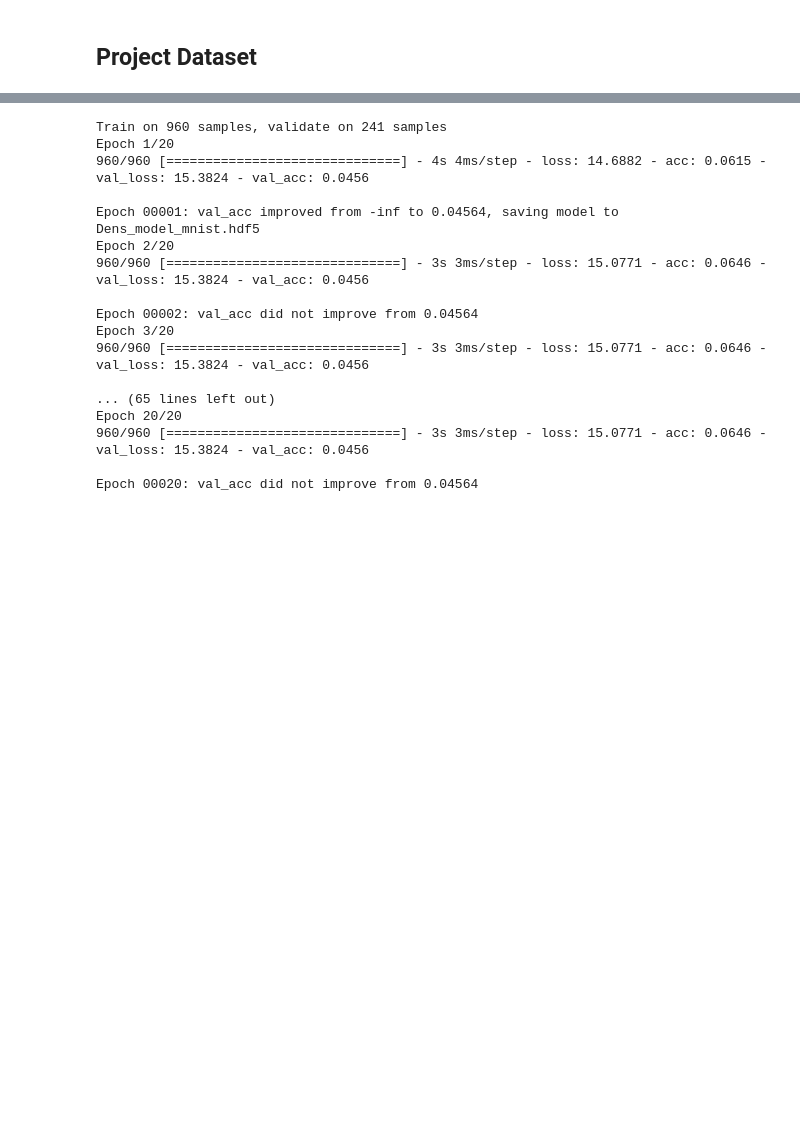
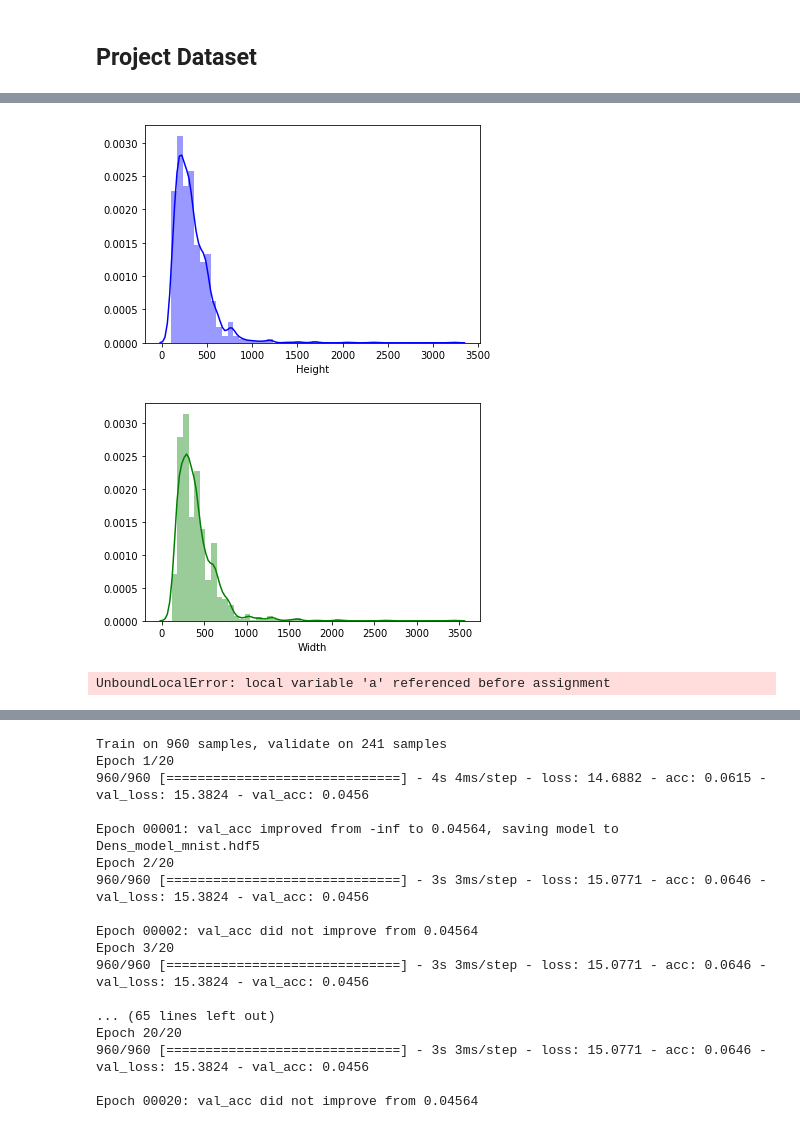
Before and after one commit to vikrantwd/Image_Classification, a Jupyter notebook: GradProject_NB4.ipynb, the cells around one changed output, grey strips where cells are left out. Saved outputs shown, nothing was run; the diff lists cells and outputs as text; code cells hidden in the pictures; blank space fills up the shorter version.

```diff
--- a/GradProject_NB4.ipynb
+++ b/GradProject_NB4.ipynb
@@ -208,6 +212,34 @@ def gray_to_rgb(image):
         return image
 def img_resize(image):
     return resize(image, (224, 224), anti_aliasing=True)
+
+def get_height(image):
+    return image.shape[0]
+
+def get_width(image):
+    return image.shape[1]
+
+def generator1(x_data, y_data):
+    for img, lbl in zip(x_data, y_data):
+        img = img.reshape(1,img.shape[0], img.shape[1], img.shape[2])
+        yield img, lbl
+
+def generator(X_data, y_data, batch_size):
+
+    samples_per_epoch = X_data.shape[0]
+    number_of_batches = samples_per_epoch/batch_size
+    counter=0
+
+    while 1:
+
+        X_batch = np.array(X_data[batch_size*counter:batch_size*(counter+1)]).astype('float32')
+        y_batch = np.array(y_data[batch_size*counter:batch_size*(counter+1)]).astype('float32')
+        counter += 1
+        yield X_batch,y_batch
+
+    #restart counter to yeild data in the next epoch as well
+    if counter >= number_of_batches:
+        counter = 0
 
 def read_organize_data(file_path):
     #Fill this function out, should return a dataframe with picture object, and correct encoding
@@ -245,3 +277,17 @@ starting_data.head()
+# %%
+heights = starting_data['Pictures'].apply(get_height)
+widths = starting_data['Pictures'].apply(get_width)
+
+sns.distplot(heights, color = 'blue')
+plt.xlabel('Height')
+plt.show()
+
+sns.distplot(widths, color = 'green')
+plt.xlabel('Width')
+plt.show()
+# %% [output]
+[figure, added]
+[figure, added]
 # %%
 train, test = train_test_split(starting_data, ratio = 0.8)
 
@@ -257 +305,24 @@ train_labels = y_train
+# %%
+# setting seed
+
+seed(1)
+set_random_seed(2)
+seed(1234)
+early_stopping = EarlyStopping(monitor='val_loss', patience=2)
+model = Sequential()
+model.add(Conv2D(16, kernel_size=3, activation='relu', input_shape=(224,224,3), padding = 'same'))
+
+model.add(Conv2D(8, kernel_size=5, activation='relu', input_shape=(224,224,3), strides = 2))
+model.add(Flatten())
+model.add(Dense(25, activation='relu'))
+model.add(Dropout(0.2))
+model.add(Dense(50, activation='relu'))
+model.add(Dense(20, activation='softmax'))
+model.compile(optimizer='adam', loss='categorical_crossentropy', metrics=['accuracy'])
+
+training = model.fit(train_data, train_labels, validation_split=0.2, epochs=10, callbacks = [early_stopping])
+plot_loss_acc(training)
+model.reset_states()
+# %% [output]
+UnboundLocalError: local variable 'a' referenced before assignment
 # %%
```
Also changed, not shown: parts of 11 cells of this notebook, 4 other files.
